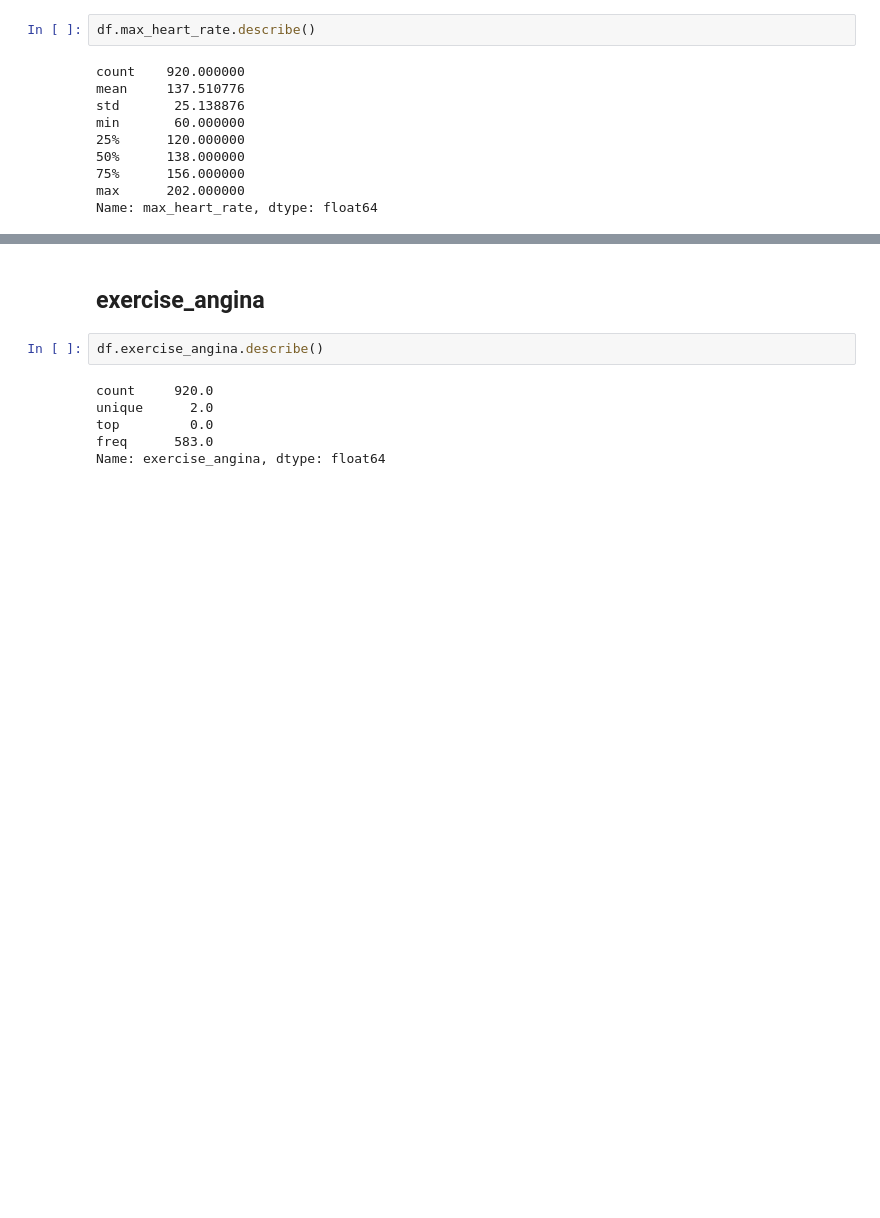
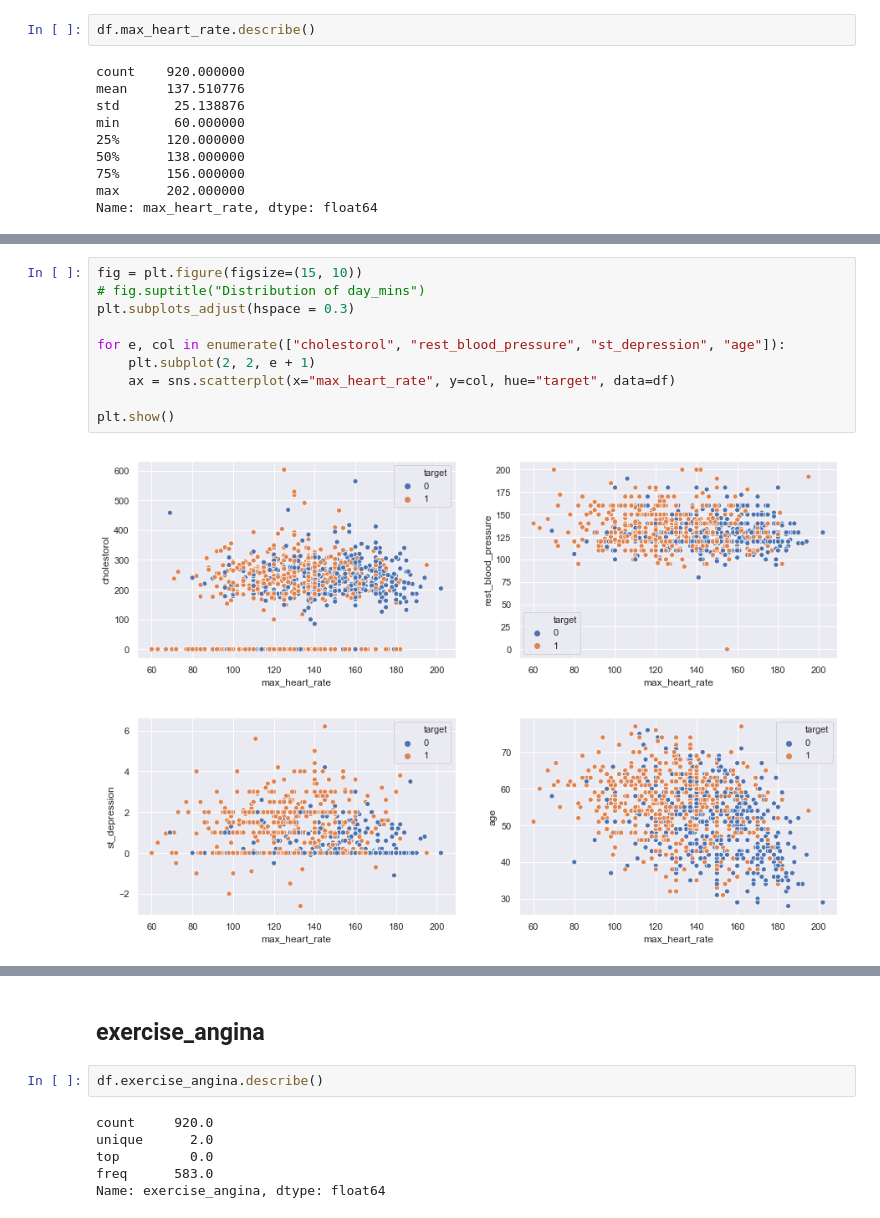
Before and after one commit to dimitraz/medical-data, a Jupyter notebook: Data Wrangling 2.ipynb, the cells around one changed output, grey strips where cells are left out. Drawn from its saved outputs; the diff is of its cells as text; blank space fills up the shorter version.

```diff
--- a/Data Wrangling 2.ipynb
+++ b/Data Wrangling 2.ipynb
@@ -617,0 +649,12 @@ Name: max_heart_rate, dtype: float64
+# %%
+fig = plt.figure(figsize=(15, 10))
+# fig.suptitle("Distribution of day_mins")
+plt.subplots_adjust(hspace = 0.3)
+
+for e, col in enumerate(["cholestorol", "rest_blood_pressure", "st_depression", "age"]):
+    plt.subplot(2, 2, e + 1)
+    ax = sns.scatterplot(x="max_heart_rate", y=col, hue="target", data=df)
+
+plt.show()
+# %% [output]
+[figure, added]
```
Also changed, not shown: parts of 10 cells of this notebook.
